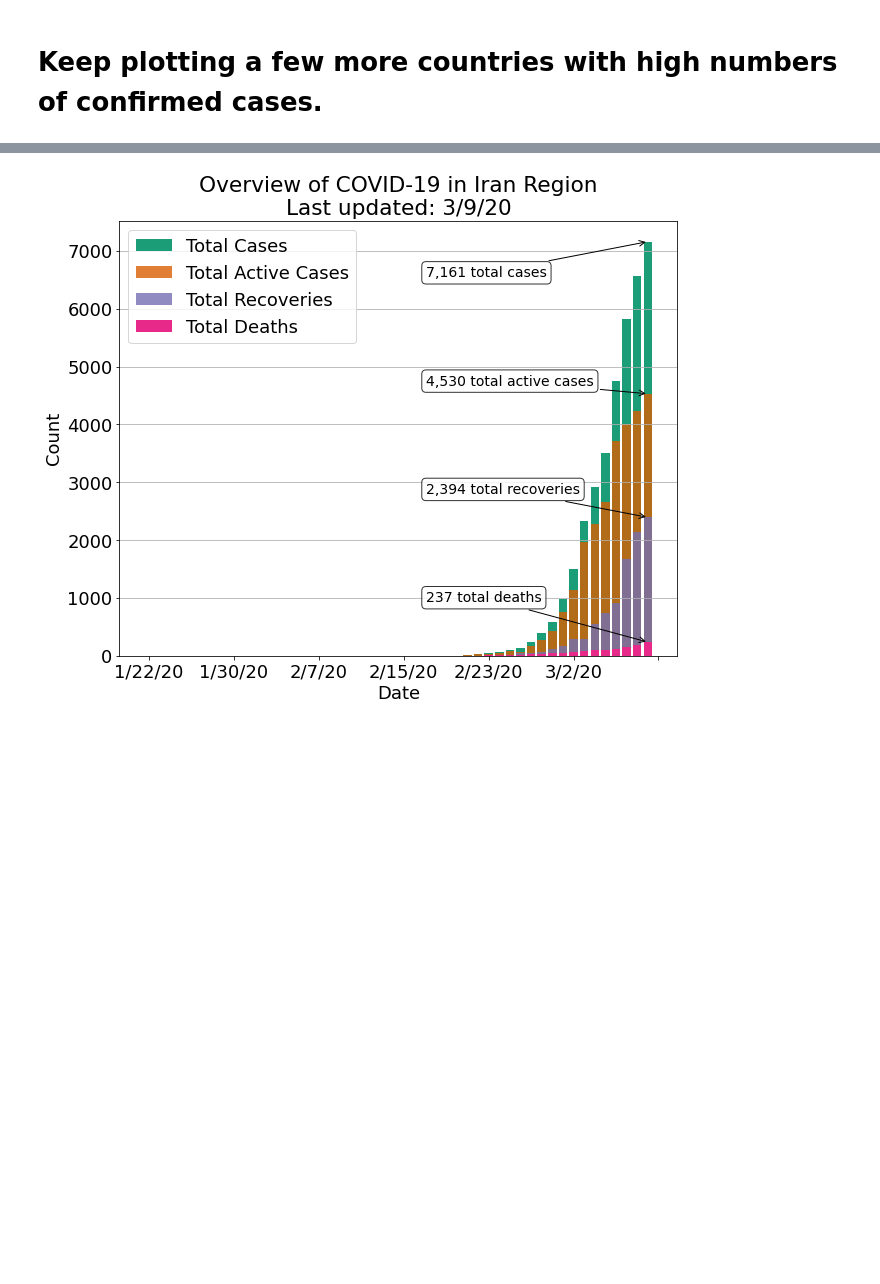
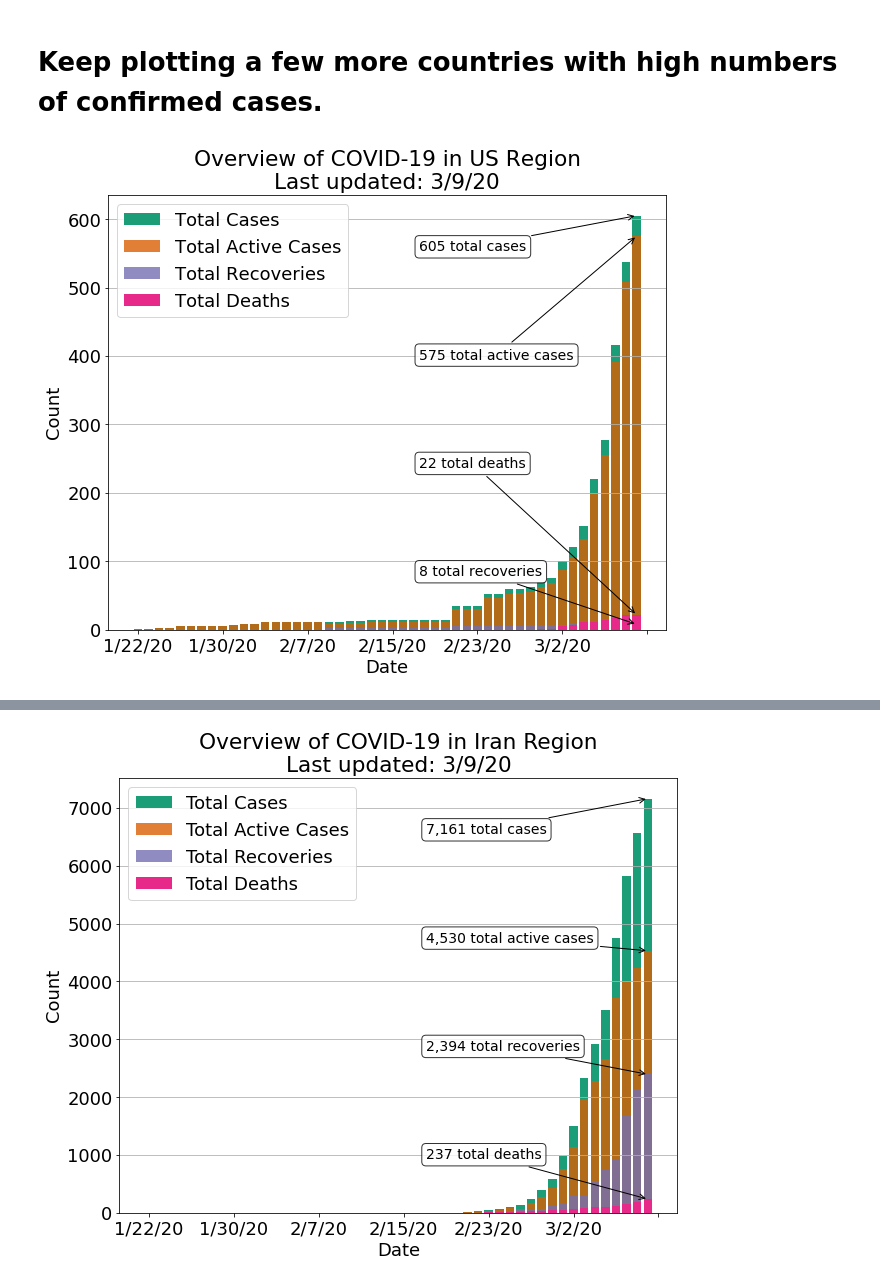
Before and after one commit to nrhinehart/COVID-19-pyvis, a Jupyter notebook: overview_plotting_example.ipynb, the cells around one changed output, grey strips where cells are left out. Saved outputs shown, nothing was run; the diff lists cells and outputs as text; code cells hidden in the pictures; blank space fills up the shorter version.

```diff
--- a/overview_plotting_example.ipynb
+++ b/overview_plotting_example.ipynb
@@ -139,5 +158,9 @@ plot_regions(['South Korea'])
 # %% [markdown]
 # Keep plotting a few more countries with high numbers of confirmed cases.
+# %%
+plot_regions(['US'])
+# %% [output]
+[figure, added]
 # %%
 plot_regions(['Italy'])
 # %% [output]
```
Also changed, not shown: parts of 14 cells of this notebook, 1 other file.
